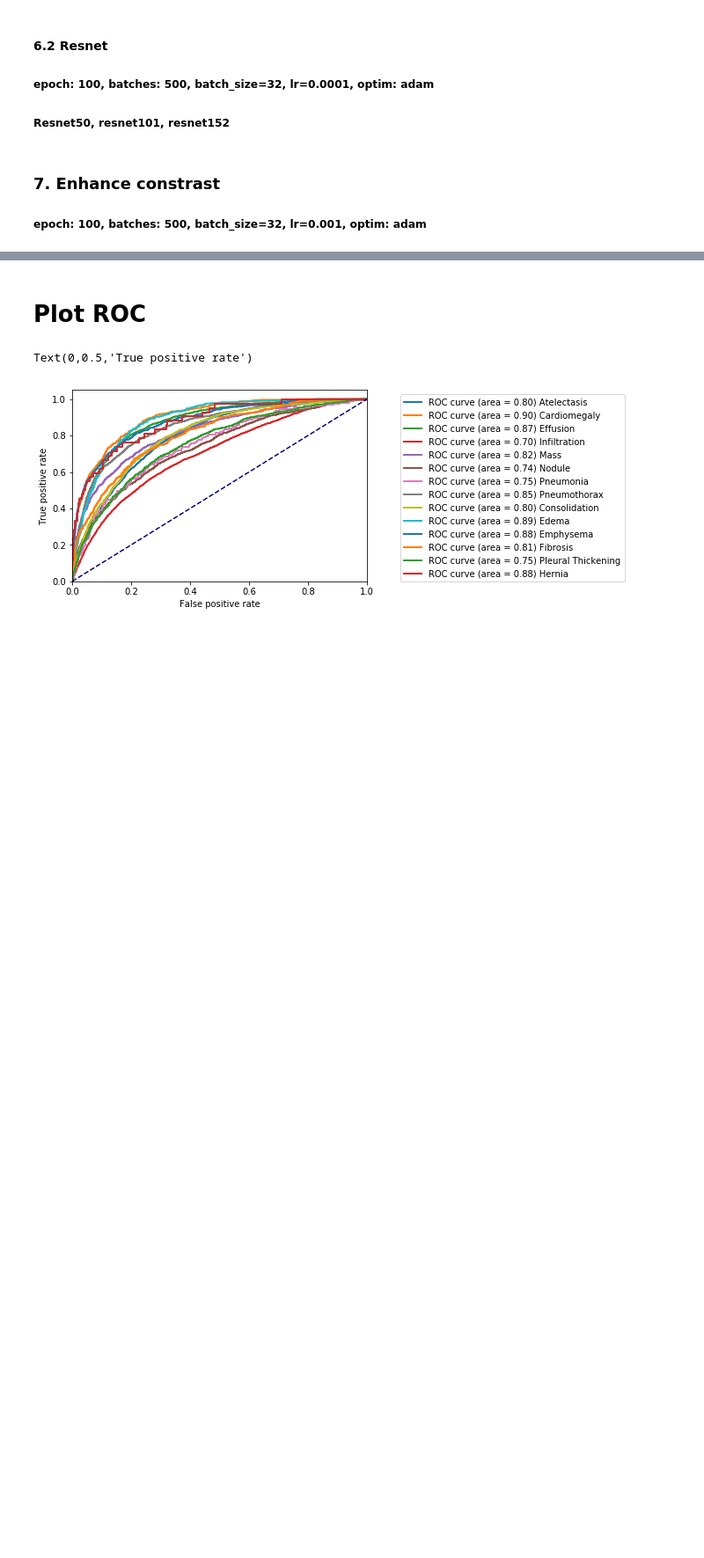
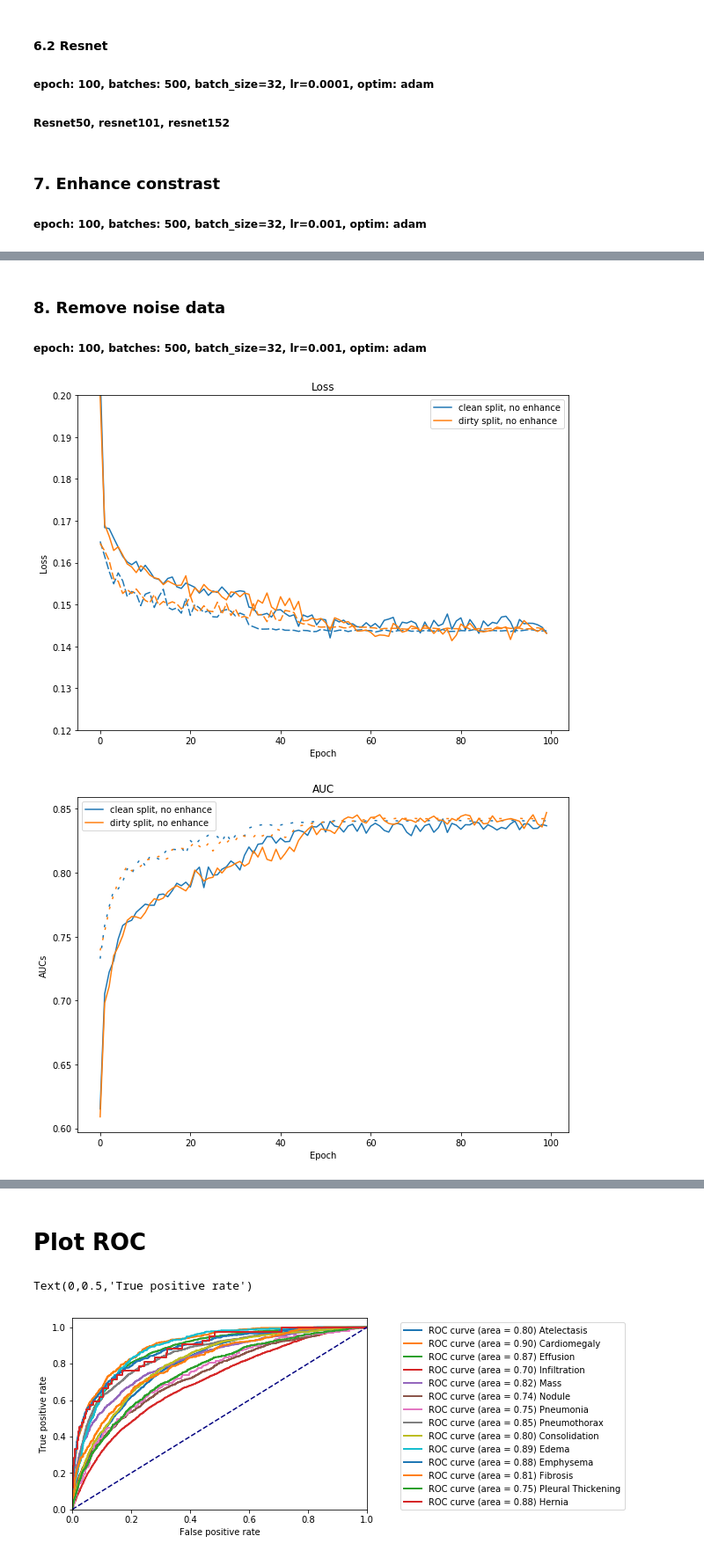
Before and after one commit to dattran2346/chestX-ray-14, a Jupyter notebook: src/LearningCurve.ipynb, the cells around one changed output, grey strips where cells are left out. Shown at 88% size. Drawn from its saved outputs; the diff is of its cells as text; code cells hidden in the pictures; blank space fills up the shorter version.

```diff
--- a/src/LearningCurve.ipynb
+++ b/src/LearningCurve.ipynb
@@ -152,0 +161,11 @@ plot_learning_curve(models, colors)
+# %% [markdown]
+### 8. Remove noise data
+##### epoch: 100, batches: 500, batch_size=32, lr=0.001, optim: adam
+# %%
+colors = sns.color_palette()
+models =[('20180518-231513', 'clean split, no enhance'), ('20180507-214402', 'dirty split, no enhance')]
+# ('20180518-163000', 'clean split, enhance'), ('20180508-060957', 'dirty split, enhance')
+plot_learning_curve(models, colors)
+# %% [output]
+[figure, added]
+[figure, added]
```
Also changed, not shown: parts of 4 cells of this notebook, 10 other files.
